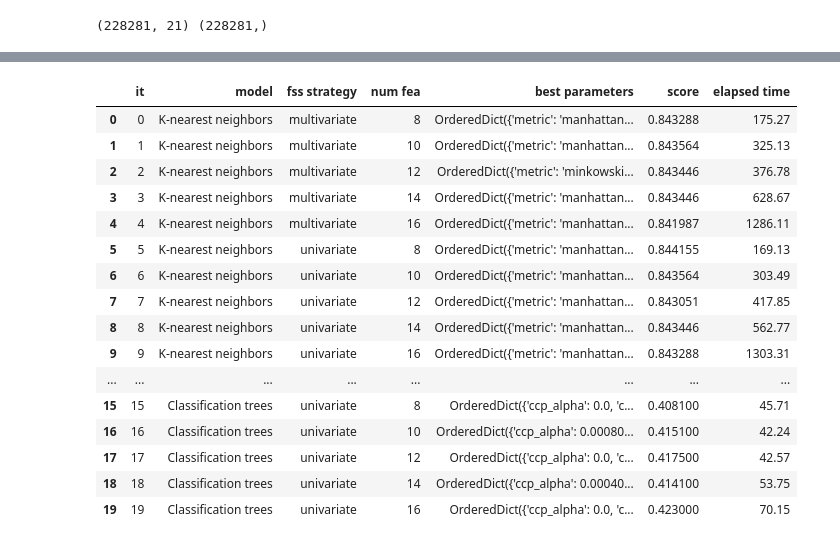
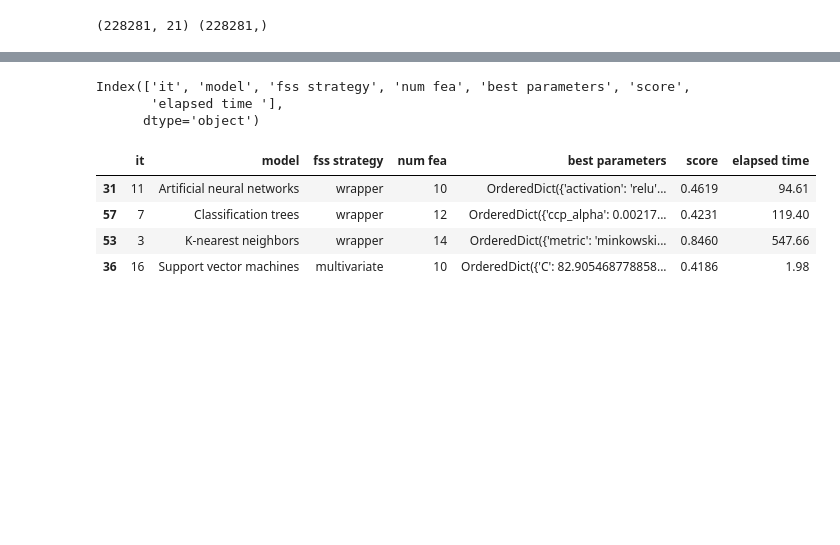
Before and after one commit to Francloz/MLPracticals, a Jupyter notebook: models_non_probabilistic.ipynb, the cells around one changed output, grey strips where cells are left out. Saved outputs shown, nothing was run; the diff lists cells and outputs as text; code cells hidden in the pictures; blank space fills up the shorter version.

```diff
--- a/models_non_probabilistic.ipynb
+++ b/models_non_probabilistic.ipynb
@@ -278,16 +367,11 @@ Fitting K-nearest neighbors...
 # %%
 output = """
-it; model; fss strategy; num fea; best parameters; score; elapsed time
-0;K-nearest neighbors;multivariate;8;OrderedDict({'metric': 'manhattan', 'n_neighbors': 14, 'weights': 'uniform'});0.8432879952690716;175.27
-1;K-nearest neighbors;multivariate;10;OrderedDict({'metric': 'manhattan', 'n_neighbors': 14, 'weights': 'uniform'});0.8435639660950128;325.13
-2;K-nearest neighbors;multivariate;12;OrderedDict({'metric': 'minkowski', 'n_neighbors': 15, 'weights': 'uniform'});0.8434456928838951;376.78
-3;K-nearest neighbors;multivariate;14;OrderedDict({'metric': 'manhattan', 'n_neighbors': 15, 'weights': 'uniform'});0.8434456928838951;628.67
-4;K-nearest neighbors;multivariate;16;OrderedDict({'metric': 'manhattan', 'n_neighbors': 14, 'weights': 'uniform'});0.841986989946777;1286.11
-5;K-nearest neighbors;univariate;8;OrderedDict({'metric': 'manhattan', 'n_neighbors': 14, 'weights': 'uniform'});0.8441553321506012;169.13
-6;K-nearest neighbors;univariate;10;OrderedDict({'metric': 'manhattan', 'n_neighbors': 14, 'weights': 'uniform'});0.8435639660950128;303.49
-7;K-nearest neighbors;univariate;12;OrderedDict({'metric': 'manhattan', 'n_neighbors': 14, 'weights': 'uniform'});0.8430514488468361;417.85
-8;K-nearest neighbors;univariate;14;OrderedDict({'metric': 'manhattan', 'n_neighbors': 15, 'weights': 'uniform'});0.8434456928838951;562.77
-9;K-nearest neighbors;univariate;16;OrderedDict({'metric': 'manhattan', 'n_neighbors': 14, 'weights': 'uniform'});0.8432879952690716;1303.31
+it;model;fss strategy;num fea;best parameters;score;elapsed time
+0;K-nearest neighbors;wrapper;8;OrderedDict({'metric': 'euclidean', 'n_neighbors': 3, 'weights': 'uniform'});0.4053;197.50
+1;K-nearest neighbors;wrapper;10;OrderedDict({'metric': 'euclidean', 'n_neighbors': 3, 'weights': 'distance'});0.3999;276.22
+2;K-nearest neighbors;wrapper;12;OrderedDict({'metric': 'minkowski', 'n_neighbors': 3, 'weights': 'distance'});0.4063;314.40
+3;K-nearest neighbors;wrapper;14;OrderedDict({'metric': 'euclidean', 'n_neighbors': 3, 'weights': 'distance'});0.4044;498.63
+4;K-nearest neighbors;wrapper;16;OrderedDict({'metric': 'manhattan', 'n_neighbors': 3, 'weights': 'distance'});0.4109;1793.14
 10;Classification trees;multivariate;8;OrderedDict({'ccp_alpha': 0.0, 'class_weight': 'balanced', 'criterion': 'gini', 'max_depth': 5, 'min_samples_leaf': 0.0551451310059547, 'min_samples_split': 0.1, 'splitter': 'random'});0.4217;049.93
 11;Classification trees;multivariate;10;OrderedDict({'ccp_alpha': 0.0, 'class_weight': 'balanced', 'criterion': 'gini', 'max_depth': 5, 'min_samples_leaf': 0.05781319163758467, 'min_samples_split': 0.08305687894819609, 'splitter': 'best'});0.4138;065.82
 12;Classification trees;multivariate;12;OrderedDict({'ccp_alpha': 0.0, 'class_weight': 'balanced', 'criterion': 'entropy', 'max_depth': 5, 'min_samples_leaf': 1e-06, 'min_samples_split': 0.045587443653603926, 'splitter': 'random'});0.4191;043.55
@@ -306,48 +390,45 @@ it; model; fss strategy; num fea; best parameters; score; elapsed time
 5;Artificial neural networks;univariate;8;OrderedDict({'activation': 'identity', 'alpha': 0.009090263265822638, 'batch_size': 256, 'hidden_layer_sizes': '64'});0.4168;039.34
 6;Artificial neural networks;univariate;10;OrderedDict({'activation': 'identity', 'alpha': 0.0001, 'batch_size': 290, 'hidden_layer_sizes': '32, 32'});0.4031;065.41
 7;Artificial neural networks;univariate;12;OrderedDict({'activation': 'relu', 'alpha': 0.0022471872460717193, 'batch_size': 1730, 'hidden_layer_sizes': '32, 32'});0.4480;089.53
 8;Artificial neural networks;univariate;14;OrderedDict({'activation': 'relu', 'alpha': 0.0001, 'batch_size': 573, 'hidden_layer_sizes': '32, 32'});0.3982;137.80
 9;Artificial neural networks;univariate;16;OrderedDict({'activation': 'relu', 'alpha': 0.01, 'batch_size': 256, 'hidden_layer_sizes': '64, 32'});0.3772;148.99
 10;Artificial neural networks;wrapper;8;OrderedDict({'activation': 'identity', 'alpha': 0.0033704456334576983, 'batch_size': 644, 'hidden_layer_sizes': '64, 64'});0.4514;066.76
 11;Artificial neural networks;wrapper;10;OrderedDict({'activation': 'relu', 'alpha': 0.0006407130905485844, 'batch_size': 562, 'hidden_layer_sizes': '64, 64'});0.4619;094.61
 12;Artificial neural networks;wrapper;12;OrderedDict({'activation': 'identity', 'alpha': 0.0022509069396752495, 'batch_size': 1503, 'hidden_layer_sizes': '64, 64'});0.4290;053.14
 13;Artificial neural networks;wrapper;14;OrderedDict({'activation': 'tanh', 'alpha': 0.0021227646072116114, 'batch_size': 462, 'hidden_layer_sizes': '32, 64, 32'});0.4584;186.02
 14;Artificial neural networks;wrapper;16;OrderedDict({'activation': 'tanh', 'alpha': 0.0001, 'batch_size': 415, 'hidden_layer_sizes': '64, 64'});0.4373;175.08
 15;Support vector machines;multivariate;8;OrderedDict({'C': 96.18398405840975, 'gamma': 'scale', 'kernel': 'rbf'});0.4102;002.41
 16;Support vector machines;multivariate;10;OrderedDict({'C': 82.90546877885846, 'gamma': 'scale', 'kernel': 'rbf'});0.4186;001.98
 17;Support vector machines;multivariate;12;OrderedDict({'C': 73.65234245085956, 'gamma': 'scale', 'kernel': 'linear'});0.3048;164.02
 18;Support vector machines;multivariate;14;OrderedDict({'C': 83.0457315447555, 'gamma': 'scale', 'kernel': 'rbf'});0.3956;052.42
 19;Support vector machines;multivariate;16;OrderedDict({'C': 56.782865442341816, 'gamma': 'auto', 'kernel': 'rbf'});0.3916;001.54
 20;Support vector machines;univariate;8;OrderedDict({'C': 60.43936696071759, 'gamma': 'scale', 'kernel': 'rbf'});0.4168;003.04
 21;Support vector machines;univariate;10;OrderedDict({'C': 49.2794067550937, 'gamma': 'auto', 'kernel': 'rbf'});0.3908;022.68
 22;Support vector machines;univariate;12;OrderedDict({'C': 50.63243829994258, 'gamma': 'scale', 'kernel': 'rbf'});0.3985;001.57
 23;Support vector machines;univariate;14;OrderedDict({'C': 58.08196546177063, 'gamma': 'auto', 'kernel': 'linear'});0.3048;173.85
 24;Support vector machines;univariate;16;OrderedDict({'C': 53.57606702721132, 'gamma': 'auto', 'kernel': 'rbf'});0.3732;079.02
 25;Support vector machines;wrapper;8;OrderedDict({'C': 68.42622378245696, 'gamma': 'scale', 'kernel': 'rbf'});0.4108;002.45
 26;Support vector machines;wrapper;10;OrderedDict({'C': 5.53453009201796, 'gamma': 'auto', 'kernel': 'rbf'});0.3139;001.59
 27;Support vector machines;wrapper;12;OrderedDict({'C': 60.9607704374378, 'gamma': 'auto', 'kernel': 'rbf'});0.3546;002.12
 28;Support vector machines;wrapper;14;OrderedDict({'C': 34.02024633416418, 'gamma': 'scale', 'kernel': 'rbf'});0.3933;007.43
 29;Support vector machines;wrapper;16;OrderedDict({'C': 27.90304484687713, 'gamma': 'auto', 'kernel': 'rbf'});0.3950;003.95
+5;Classification trees;wrapper;8;OrderedDict({'ccp_alpha': 0.0, 'class_weight': 'balanced', 'criterion': 'log_loss', 'max_depth': 6, 'min_samples_leaf': 0.055047058414022104, 'min_samples_split': 0.057011229675801356, 'splitter': 'best'});0.4181;125.07
+6;Classification trees;wrapper;10;OrderedDict({'ccp_alpha': 0.0, 'class_weight': 'balanced', 'criterion': 'log_loss', 'max_depth': 5, 'min_samples_leaf': 0.023893974131417296, 'min_samples_split': 1e-06, 'splitter': 'random'});0.4159;133.97
+7;Classification trees;wrapper;12;OrderedDict({'ccp_alpha': 0.002172825621076458, 'class_weight': 'balanced', 'criterion': 'entropy', 'max_depth': 17, 'min_samples_leaf': 0.0015461155038294892, 'min_samples_split': 0.0963689557477803, 'splitter': 'random'});0.4231;119.40
+8;Classification trees;wrapper;14;OrderedDict({'ccp_alpha': 0.0, 'class_weight': 'balanced', 'criterion': 'entropy', 'max_depth': 46, 'min_samples_leaf': 0.07216575873788625, 'min_samples_split': 0.1, 'splitter': 'random'});0.4182;138.22
+9;Classification trees;wrapper;16;OrderedDict({'ccp_alpha': 0.0, 'class_weight': 'balanced', 'criterion': 'entropy', 'max_depth': 36, 'min_samples_leaf': 0.05161686299390667, 'min_samples_split': 0.04141045327164274, 'splitter': 'best'});0.4181;138.65
 """
 
 stats = pd.read_csv(StringIO(output), delimiter=";")
-stats.drop('it')
-stats
+print(stats.columns)
+best_models = stats.loc[stats.groupby('model')['score'].idxmax()]
+best_models
 # %% [output]
+Index(['it', 'model', 'fss strategy', 'num fea', 'best parameters', 'score',
+       'elapsed time '],
+      dtype='object')
 |  | it | model | fss strategy | num fea | best parameters | score | elapsed time |
-| 0 | 0 | K-nearest neighbors | multivariate | 8 | OrderedDict({'metric': 'manhattan... | 0.843288 | 175.27 |
-| 1 | 1 | K-nearest neighbors | multivariate | 10 | OrderedDict({'metric': 'manhattan... | 0.843564 | 325.13 |
-| 2 | 2 | K-nearest neighbors | multivariate | 12 | OrderedDict({'metric': 'minkowski... | 0.843446 | 376.78 |
-| 3 | 3 | K-nearest neighbors | multivariate | 14 | OrderedDict({'metric': 'manhattan... | 0.843446 | 628.67 |
-| 4 | 4 | K-nearest neighbors | multivariate | 16 | OrderedDict({'metric': 'manhattan... | 0.841987 | 1286.11 |
-| 5 | 5 | K-nearest neighbors | univariate | 8 | OrderedDict({'metric': 'manhattan... | 0.844155 | 169.13 |
-| 6 | 6 | K-nearest neighbors | univariate | 10 | OrderedDict({'metric': 'manhattan... | 0.843564 | 303.49 |
-| 7 | 7 | K-nearest neighbors | univariate | 12 | OrderedDict({'metric': 'manhattan... | 0.843051 | 417.85 |
-| 8 | 8 | K-nearest neighbors | univariate | 14 | OrderedDict({'metric': 'manhattan... | 0.843446 | 562.77 |
-| 9 | 9 | K-nearest neighbors | univariate | 16 | OrderedDict({'metric': 'manhattan... | 0.843288 | 1303.31 |
-| ... | ... | ... | ... | ... | ... | ... | ... |
-| 15 | 15 | Classification trees | univariate | 8 | OrderedDict({'ccp_alpha': 0.0, 'c... | 0.408100 | 45.71 |
-| 16 | 16 | Classification trees | univariate | 10 | OrderedDict({'ccp_alpha': 0.00080... | 0.415100 | 42.24 |
-| 17 | 17 | Classification trees | univariate | 12 | OrderedDict({'ccp_alpha': 0.0, 'c... | 0.417500 | 42.57 |
-| 18 | 18 | Classification trees | univariate | 14 | OrderedDict({'ccp_alpha': 0.00040... | 0.414100 | 53.75 |
-| 19 | 19 | Classification trees | univariate | 16 | OrderedDict({'ccp_alpha': 0.0, 'c... | 0.423000 | 70.15 |
+| 31 | 11 | Artificial neural networks | wrapper | 10 | OrderedDict({'activation': 'relu'... | 0.4619 | 94.61 |
+| 57 | 7 | Classification trees | wrapper | 12 | OrderedDict({'ccp_alpha': 0.00217... | 0.4231 | 119.40 |
+| 53 | 3 | K-nearest neighbors | wrapper | 14 | OrderedDict({'metric': 'minkowski... | 0.8460 | 547.66 |
+| 36 | 16 | Support vector machines | multivariate | 10 | OrderedDict({'C': 82.905468778858... | 0.4186 | 1.98 |
```
Also changed, not shown: parts of 6 cells of this notebook, 5 other files.
